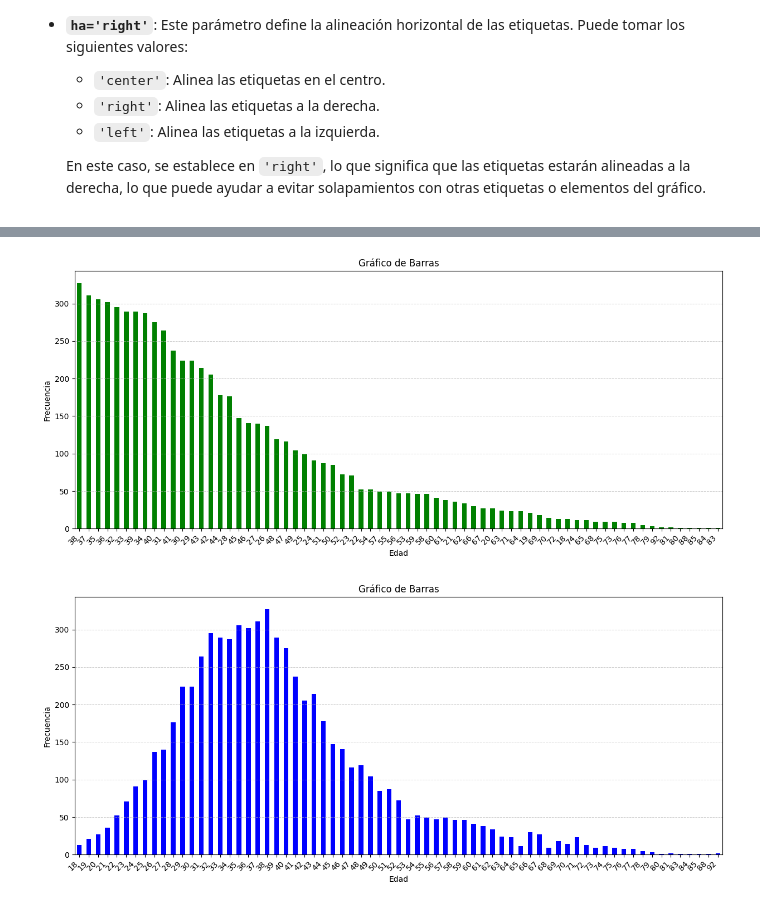
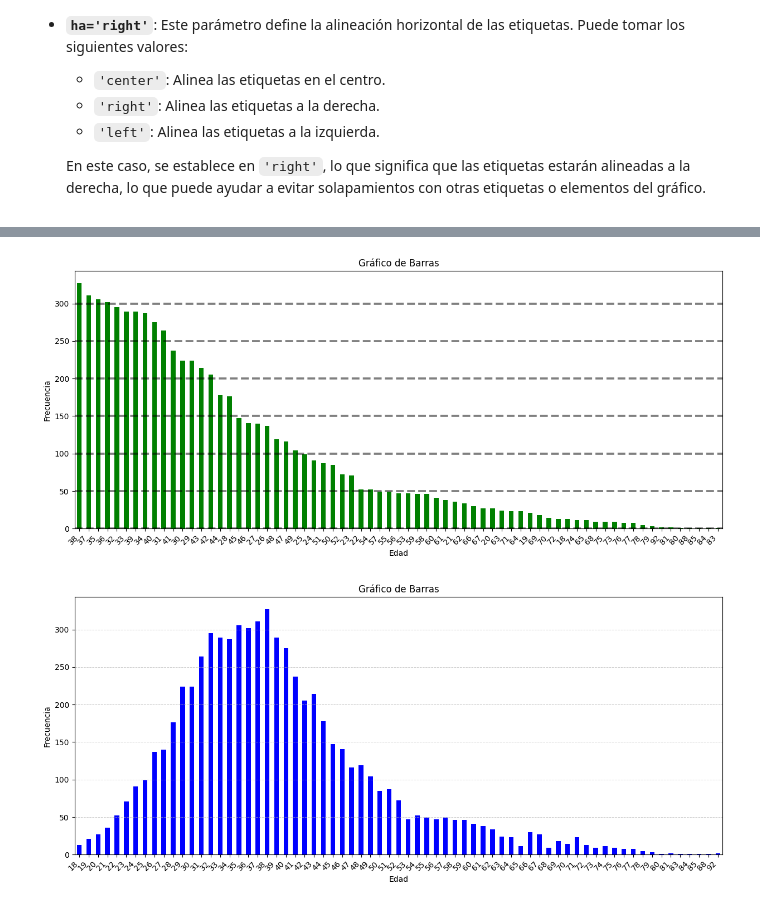
Before and after one commit to jarsmp37/introds, a Jupyter notebook: Clase_8.ipynb, the cells around one changed output, grey strips where cells are left out. Drawn from its saved outputs; the diff is of its cells as text; code cells hidden in the pictures.

```diff
--- a/Clase_8.ipynb
+++ b/Clase_8.ipynb
@@ -91,22 +117,22 @@ Un gráfico de barras se utiliza para visualizar distribuciones de variables cat
 # %%
 plt.figure(figsize=(15, 6))
 df['Edad'].value_counts().plot(kind='bar', color='green')
 plt.title('Gráfico de Barras')
 plt.xlabel('Edad')
 plt.ylabel('Frecuencia')
 
 
 # Rotar las etiquetas del eje X si es necesario
 plt.xticks(rotation=45, ha='right')
 
 
 # Añadir rejilla opcional
-plt.grid(True, which='both', axis='y', linestyle='--', linewidth=0.7, alpha=0.7)
+plt.grid(True, which='both', axis='y', linestyle='--', linewidth=2.7, alpha=0.5,color="black")
 
 # Mostrar el gráfico
 plt.show()
 # %% [output]
-[figure, old version]
+[figure, new version]
 # %%
 plt.figure(figsize=(15, 6))
 
```
Also changed, not shown: parts of 16 cells of this notebook, 2 other files.
